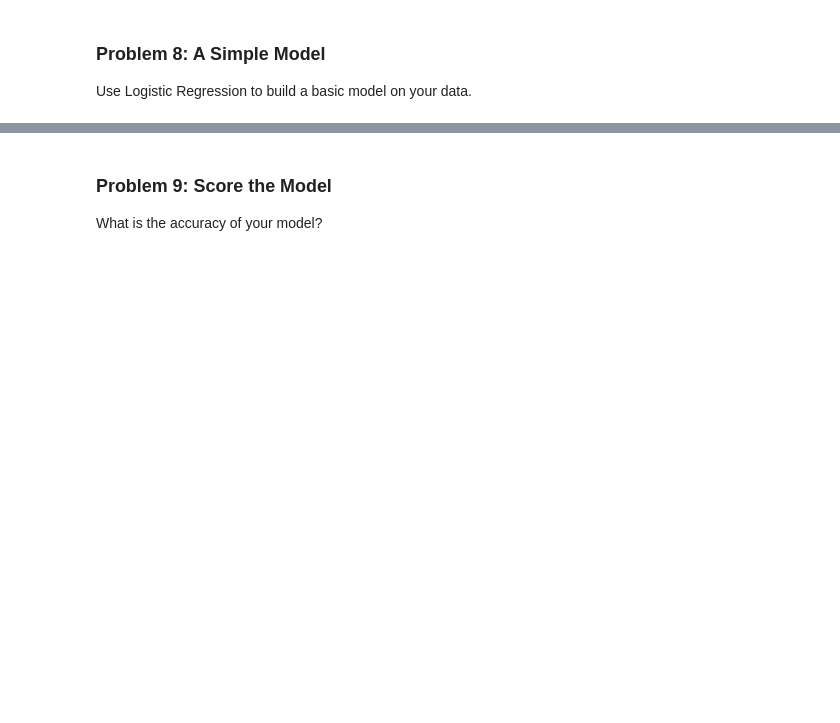
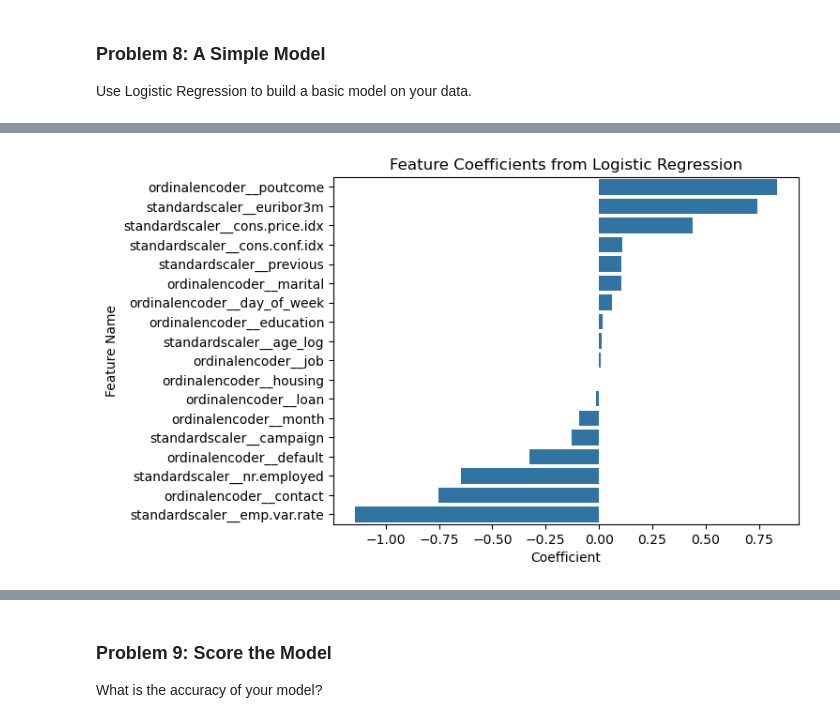
Before and after one commit to outdegree/BH-PCMLAI-M17-App3, a Jupyter notebook: prompt_III.ipynb, the cells around one changed output, grey strips where cells are left out. Drawn from its saved outputs; the diff is of its cells as text; code cells hidden in the pictures; blank space fills up the shorter version.

```diff
--- a/prompt_III.ipynb
+++ b/prompt_III.ipynb
@@ -656,0 +702,13 @@ Use Logistic Regression to build a basic model on your data.
+# %%
+lr = lr_pipe.named_steps['LogisticRegression']
+lr_coefficients = lr.coef_[0]
+new_feature_names = lr_pipe.named_steps['transformer'].get_feature_names_out()
+lr_feature_importance = pd.DataFrame({
+    'Feature Name': new_feature_names,
+    'Coefficient': lr_coefficients}).sort_values(by = 'Coefficient', ascending = False)
+# %%
+sns.barplot(data = lr_feature_importance, x = 'Coefficient', y = 'Feature Name')
+plt.title('Feature Coefficients from Logistic Regression')
+plt.show()
+# %% [output]
+[figure, added]
```
Also changed, not shown: parts of 14 cells of this notebook.
